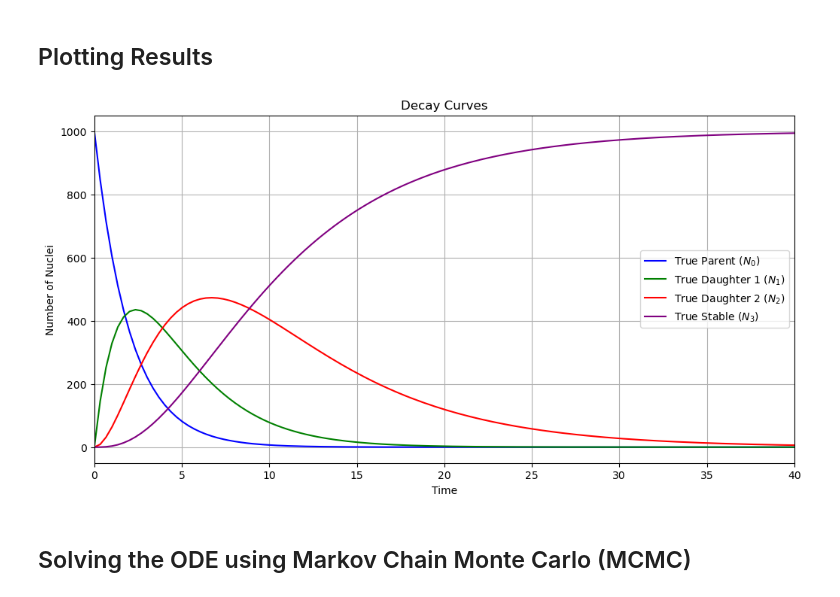
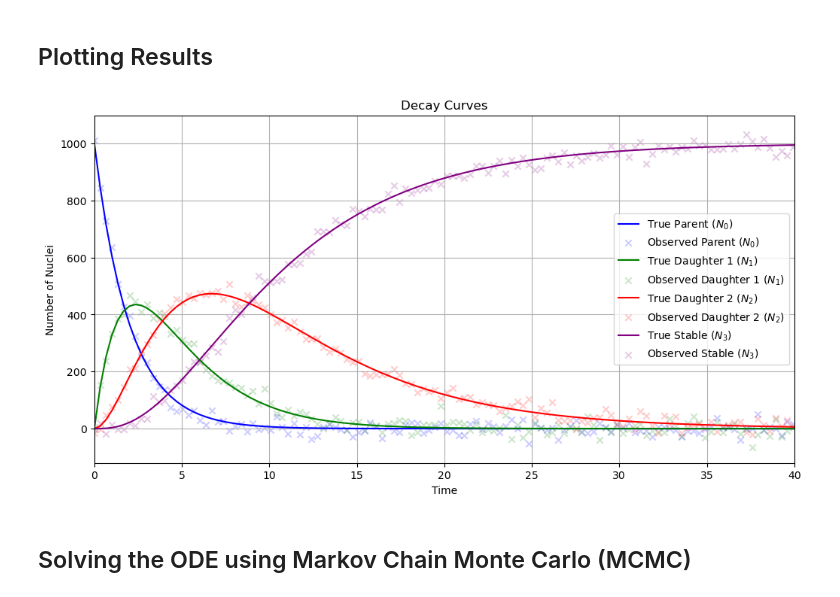
Before and after one commit to Burpsploit/Computational_NuclearPhysics, a Jupyter notebook: Radioactive_decay/Decay_mcmc.ipynb, the cells around one changed output. Drawn from its saved outputs; the diff is of its cells as text; code cells hidden in the pictures.

```diff
--- a/Radioactive_decay/Decay_mcmc.ipynb
+++ b/Radioactive_decay/Decay_mcmc.ipynb
@@ -53,20 +53,20 @@ N_obs = N_true + np.random.normal(0, sigma_noise, N_true.shape)
 # %%
 # Plot true curves and noisy data
 labels = ['Parent ($N_0$)', 'Daughter 1 ($N_1$)', 'Daughter 2 ($N_2$)', 'Stable ($N_3$)']
 colors = ['blue', 'green', 'red', 'purple']
 plt.figure(figsize=(12, 6))
 for i, (label, color) in enumerate(zip(labels, colors)):
     plt.plot(t_obs, N_true[i], '-', color=color, label=f'True {label}')
-    #plt.scatter(t_obs, N_obs[i], color=color, marker='x', label=f'Observed {label}')
+    plt.scatter(t_obs, N_obs[i], color=color, marker='x',alpha=0.2, label=f'Observed {label}')
 plt.xlabel('Time')
 plt.ylabel('Number of Nuclei')
 plt.xlim(0,40)
 plt.legend()
 plt.title('Decay Curves')
 plt.grid()
 plt.show()
 # %% [output]
-[figure, old version]
+[figure, new version]
 # %% [markdown]
 ## Solving the ODE using Markov Chain Monte Carlo (MCMC)
 # %% [markdown]
```
Also changed, not shown: 2 other files.
